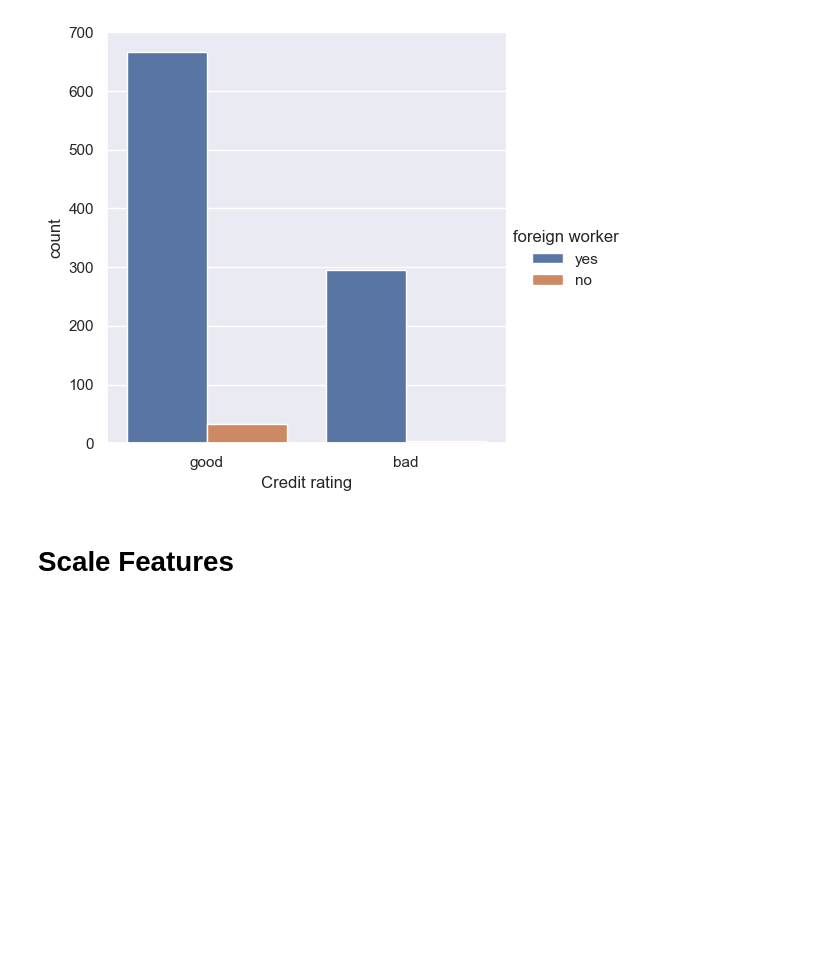
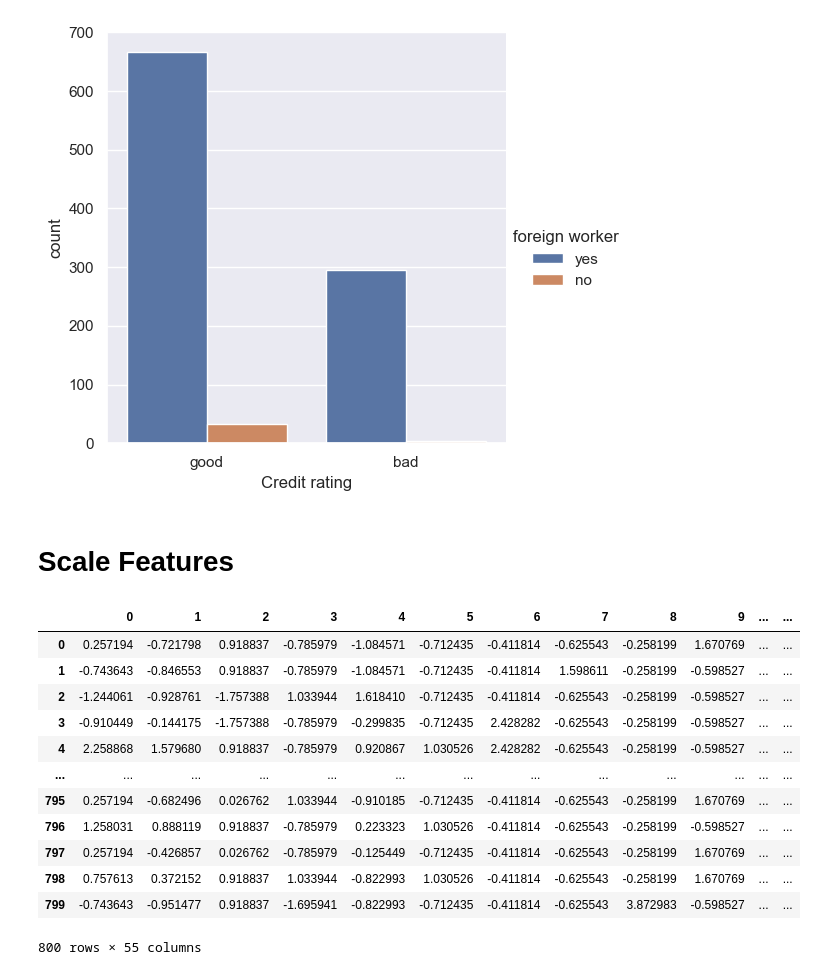
Before and after one commit to dennismgoetz/HoML-Credit-Data, a Jupyter notebook: Data_Preparation.ipynb, the cells around one changed output. Saved outputs shown, nothing was run; the diff lists cells and outputs as text; code cells hidden in the pictures; blank space fills up the shorter version.

Commit message:
changed the standard scaler function

```diff
--- a/Data_Preparation.ipynb
+++ b/Data_Preparation.ipynb
@@ -422,16 +422,31 @@ y_test = np.array(test_set.iloc[:, -1])
 # %%
 def feature_scaler(arr):
     '''
     This function scales a given array feature space.
 
     Parameters:
     arr : a array with feature values
 
     Return:
     Array with scaled features
     '''
 
     scaler = StandardScaler()
-    return scaler.fit(arr)
+    scaler.fit(arr)
+    return scaler.transform(arr)
 
 X_train_scaled = feature_scaler(X_train)
+# %% [output]
+|  | 0 | 1 | 2 | 3 | 4 | 5 | 6 | 7 | 8 | 9 | ... | ... |
+| 0 | 0.257194 | -0.721798 | 0.918837 | -0.785979 | -1.084571 | -0.712435 | -0.411814 | -0.625543 | -0.258199 | 1.670769 | ... | ... |
+| 1 | -0.743643 | -0.846553 | 0.918837 | -0.785979 | -1.084571 | -0.712435 | -0.411814 | 1.598611 | -0.258199 | -0.598527 | ... | ... |
+| 2 | -1.244061 | -0.928761 | -1.757388 | 1.033944 | 1.618410 | -0.712435 | -0.411814 | -0.625543 | -0.258199 | -0.598527 | ... | ... |
+| 3 | -0.910449 | -0.144175 | -1.757388 | -0.785979 | -0.299835 | -0.712435 | 2.428282 | -0.625543 | -0.258199 | -0.598527 | ... | ... |
+| 4 | 2.258868 | 1.579680 | 0.918837 | -0.785979 | 0.920867 | 1.030526 | 2.428282 | -0.625543 | -0.258199 | -0.598527 | ... | ... |
+| ... | ... | ... | ... | ... | ... | ... | ... | ... | ... | ... | ... | ... |
+| 795 | 0.257194 | -0.682496 | 0.026762 | 1.033944 | -0.910185 | -0.712435 | -0.411814 | -0.625543 | -0.258199 | 1.670769 | ... | ... |
+| 796 | 1.258031 | 0.888119 | 0.918837 | -0.785979 | 0.223323 | 1.030526 | -0.411814 | -0.625543 | -0.258199 | -0.598527 | ... | ... |
+| 797 | 0.257194 | -0.426857 | 0.026762 | -0.785979 | -0.125449 | -0.712435 | -0.411814 | -0.625543 | -0.258199 | 1.670769 | ... | ... |
+| 798 | 0.757613 | 0.372152 | 0.918837 | 1.033944 | -0.822993 | 1.030526 | -0.411814 | -0.625543 | -0.258199 | 1.670769 | ... | ... |
+| 799 | -0.743643 | -0.951477 | 0.918837 | -1.695941 | -0.822993 | -0.712435 | -0.411814 | -0.625543 | 3.872983 | -0.598527 | ... | ... |
+800 rows × 55 columns
```
